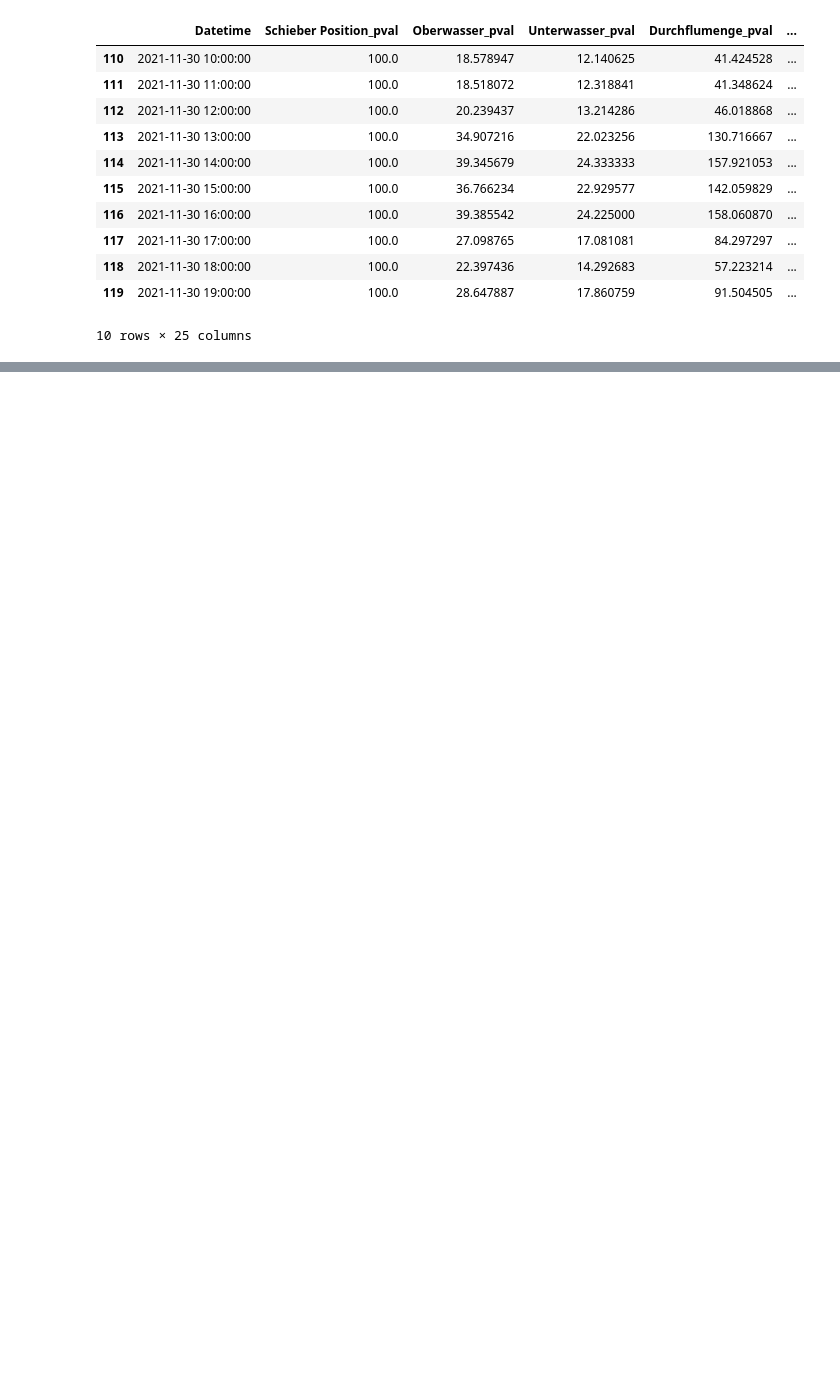
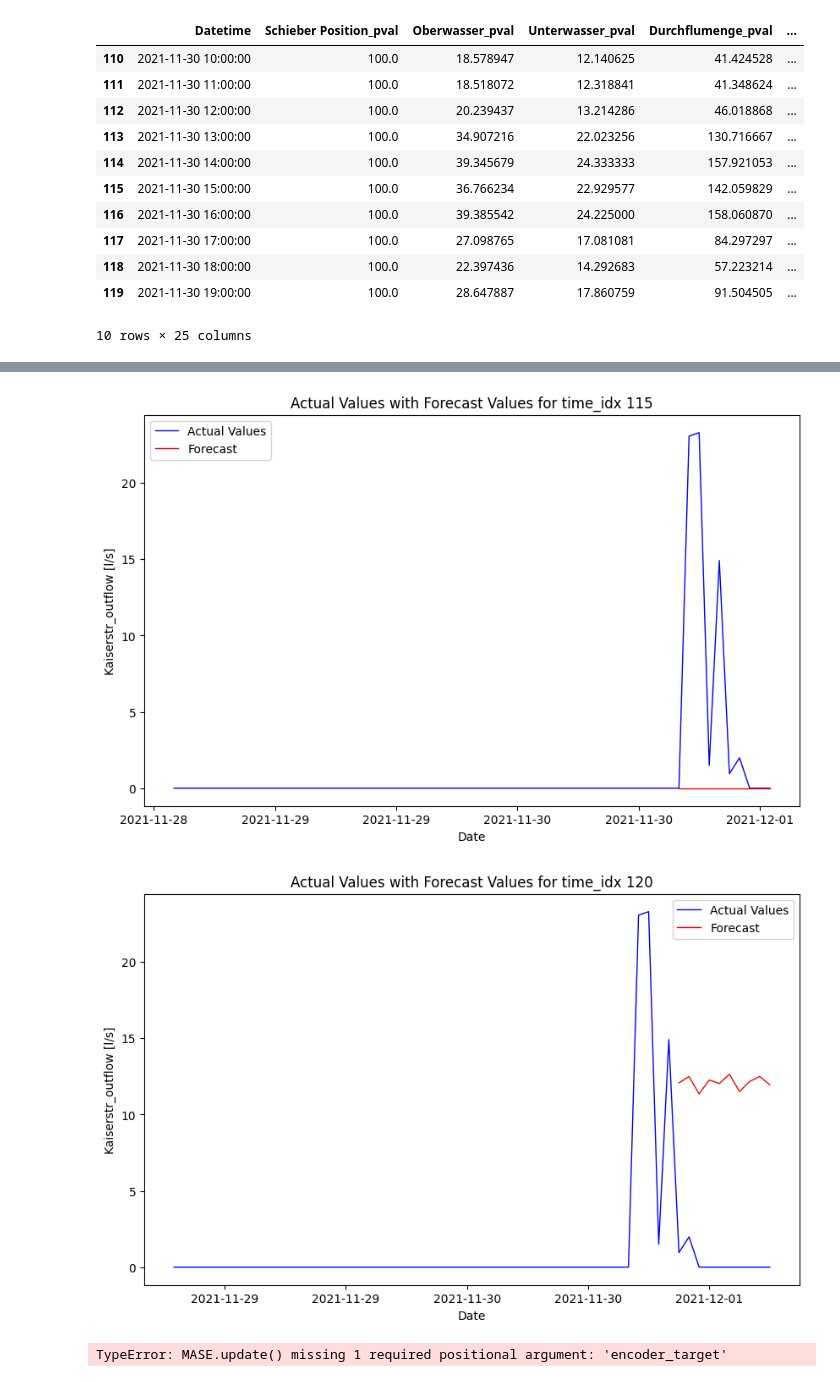
Before and after one commit to vipin2310/UT_RIWWER_project, a Jupyter notebook: main copy.ipynb, the cells around one changed output, grey strips where cells are left out. Cells and saved outputs as stored; diff of their text form; code cells hidden in the pictures; blank space fills up the shorter version.

```diff
--- a/main copy.ipynb
+++ b/main copy.ipynb
@@ -156,0 +173,10 @@ NHiTS(
+# %%
+prediction_wrapper.plot_forecast_per_time_idx(115)
+prediction_wrapper.plot_forecast_per_time_idx(120)
+# %% [output]
+[figure, added]
+[figure, added]
+# %%
+prediction_wrapper.calculate_mase_loss()
+# %% [output]
+TypeError: MASE.update() missing 1 required positional argument: 'encoder_target'
```
Also changed, not shown: parts of 20 cells of this notebook, 1 other file.
